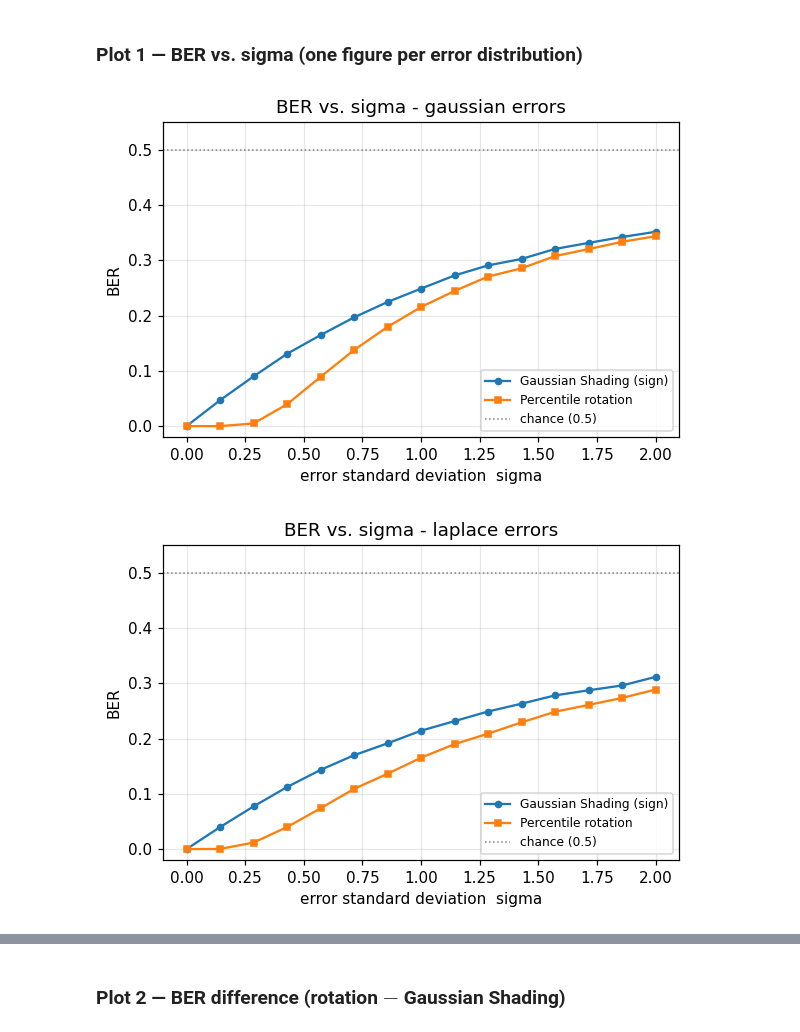
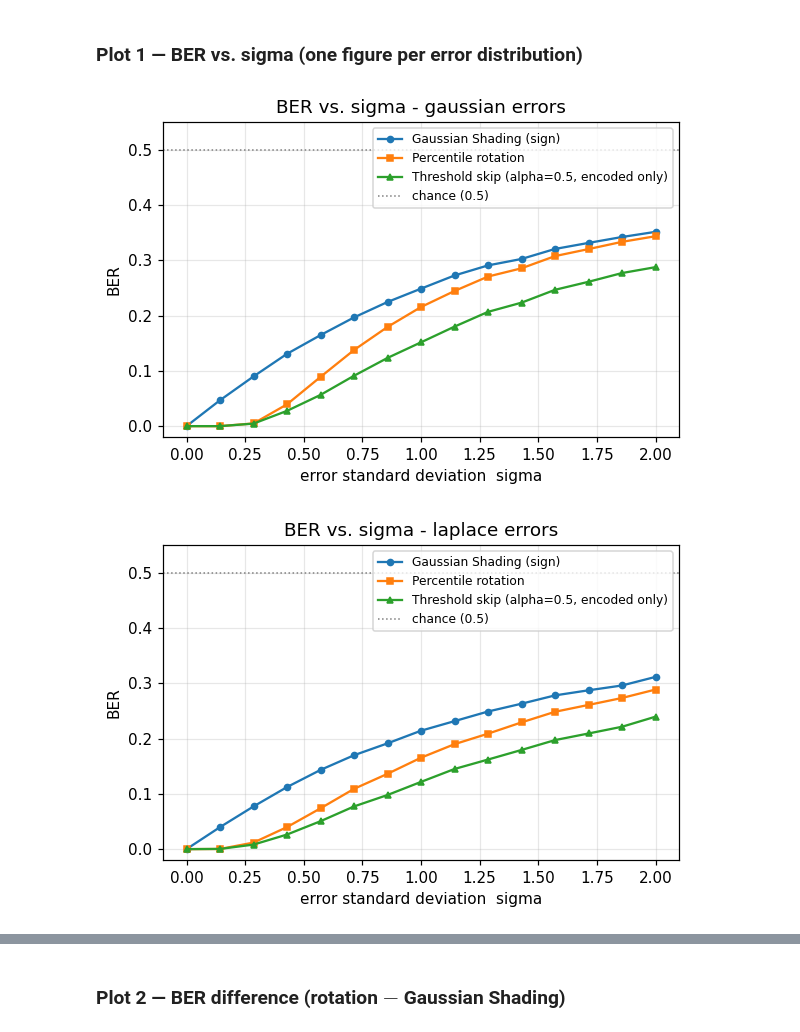
Before and after one commit to samuelcohen1/gaussian_rotation, a Jupyter notebook: gaussian_shading_vs_rotation.ipynb, the cells around one changed output, grey strips where cells are left out. Drawn from its saved outputs; the diff is of its cells as text; code cells hidden in the pictures.

Commit message:
feat: basic rotation vs shading for simulated error

```diff
--- a/gaussian_shading_vs_rotation.ipynb
+++ b/gaussian_shading_vs_rotation.ipynb
@@ -54,7 +66,8 @@ rng = np.random.default_rng(SEED)   # single generator used for every random dra
 
 N = 100_000                         # coordinates per trial
 SIGMAS = np.linspace(0.0, 2.0, 15)  # error std devs on the x-axis of the main plots
-ALPHA = 0.5                         # percentile shift of the rotation transform
+ROT_ALPHA = 0.5                     # percentile shift of the rotation transform
+THR_ALPHA = 0.5                     # |z| below this is skipped by the threshold decoder
 
 T_DF = 3                            # Student-t degrees of freedom
 MIX_P = 0.05                        # mixture: probability of the heavy component
@@ -97,7 +110,7 @@ cases cannot produce $\pm\infty$.
   $u^2[(1-p)r_1^2 + p r_2^2]$, so $u = \sigma/\sqrt{(1-p)r_1^2 + p r_2^2}$ gives exactly $\sigma^2$.
 - **Uniform** on $[-a,a]$: variance is $a^2/3$, so $a = \sqrt3\,\sigma$.
 # %%
-def rotate_latent(z, alpha=ALPHA):
+def rotate_latent(z, alpha=ROT_ALPHA):
     # T(z) = Phi^-1((Phi(z) + alpha) mod 1). The mod wraps to 0/1 as z -> 0 (Phi(z) -> 0.5),
     # so clipping is what keeps ppf finite at the median.
     u = (stats.norm.cdf(z) + alpha) % 1.0
@@ -140,19 +153,42 @@ def decode_rotation(z, z_hat, t_z=None):
     return np.abs(z_hat - z) > np.abs(z_hat - t_z)
 
 
+def decode_threshold(z, z_hat, alpha=THR_ALPHA):
+    """Bindschaedler-style threshold/skip rule. Coordinates with |z| < alpha are skipped and
+    can never be errors; the rest are decoded by sign. Skip status comes from the pre-noise
+    z by design (see Section 2) - it is never inferred from z_hat. Boundary convention
+    matches the spec: |z| == alpha is encoded, not skipped.
+    Returns (encoded_mask, error_mask); error_mask is True only on encoded coordinates."""
+    encoded = np.abs(z) >= alpha
+    return encoded, encoded & decode_gaussian_shading(z, z_hat)
+
+
+def threshold_stats(encoded, thr_err, n):
+    n_encoded = int(encoded.sum())
+    return {
+        "thr_n_skipped": n - n_encoded,
+        "thr_n_encoded": n_encoded,
+        "thr_skip_rate": (n - n_encoded) / n,
+        "thr_encoded_rate": n_encoded / n,
+        # Denominator is the encoded subset only; NaN rather than 0 when nothing is encoded.
+        "thr_ber": int(thr_err.sum()) / n_encoded if n_encoded else np.nan,
+    }
+
+
 def evaluate_condition(z, dist, sigma, rng, t_z=None):
-    """One (distribution, sigma) condition: draw epsilon, decode with both rules, and
-    return BERs plus the 2x2 matched-pairs counts."""
+    """One (distribution, sigma) condition: draw epsilon, decode with all three rules."""
     eps = generate_error(dist, sigma, z.size, rng)
     z_hat = z + eps
     gs_err = decode_gaussian_shading(z, z_hat)
     rot_err = decode_rotation(z, z_hat, t_z)
+    encoded, thr_err = decode_threshold(z, z_hat)
 
     gs_ber, rot_ber = gs_err.mean(), rot_err.mean()
-    return {
+    row = {
         "distribution": dist, "sigma": sigma,
         "gs_errors": int(gs_err.sum()),
         "rot_errors": int(rot_err.sum()),
+        "thr_errors": int(thr_err.sum()),
         "gs_ber": gs_ber, "rot_ber": rot_ber,
         "ber_diff": rot_ber - gs_ber,     # rotation BER - GS BER
         # Relative change is undefined when the GS BER is exactly 0 (common at small sigma).
@@ -162,11 +198,16 @@ def evaluate_condition(z, dist, sigma, rng, t_z=None):
         "rot_only_correct": int(np.sum(gs_err & ~rot_err)),
         "both_wrong": int(np.sum(gs_err & rot_err)),
     }
+    row.update(threshold_stats(encoded, thr_err, z.size))
+    return row
 
 
-# T(z) depends only on z, which is fixed, so compute it once.
+# T(z) and the skip mask depend only on z, which is fixed, so compute them once.
 T_z = rotate_latent(z)
+ENCODED = np.abs(z) >= THR_ALPHA
 assert np.all(np.isfinite(T_z)), "T(z) produced inf/nan"
 print(f"T(z) finite everywhere; range [{T_z.min():.3f}, {T_z.max():.3f}]")
+print(f"threshold alpha = {THR_ALPHA}: {ENCODED.sum()} encoded, {(~ENCODED).sum()} skipped "
+      f"(skip rate {1 - ENCODED.mean():.4f}, expected {1 - 2 * stats.norm.cdf(-THR_ALPHA):.4f})")
 # %% [output]
 T(z) finite everywhere; range [-4.057, 4.309]
@@ -307,16 +358,18 @@ display(pairs.round(2))
 # %%
 for dist in DIST_NAMES:
     sub = results[results.distribution == dist]
     fig, ax = plt.subplots(figsize=(5.5, 3.8))
     ax.plot(sub.sigma, sub.gs_ber, "o-", ms=4, label="Gaussian Shading (sign)")
     ax.plot(sub.sigma, sub.rot_ber, "s-", ms=4, label="Percentile rotation")
+    ax.plot(sub.sigma, sub.thr_ber, "^-", ms=4,
+            label=f"Threshold skip (alpha={THR_ALPHA}, encoded only)")
     ax.axhline(0.5, color="gray", ls=":", lw=1, label="chance (0.5)")
     ax.set(xlabel="error standard deviation  sigma", ylabel="BER",
            title=f"BER vs. sigma - {dist} errors", ylim=(-0.02, 0.55))
     ax.legend(fontsize=8)
     fig.tight_layout()
     fig.savefig(FIG_DIR / f"ber_vs_sigma_{dist}.png", bbox_inches="tight")
     plt.show()
 # %% [output]
-[figure, old version]
+[figure, new version]
-[figure, old version]
+[figure, new version]
```
Also changed, not shown: parts of 23 cells of this notebook, 10 other files.
